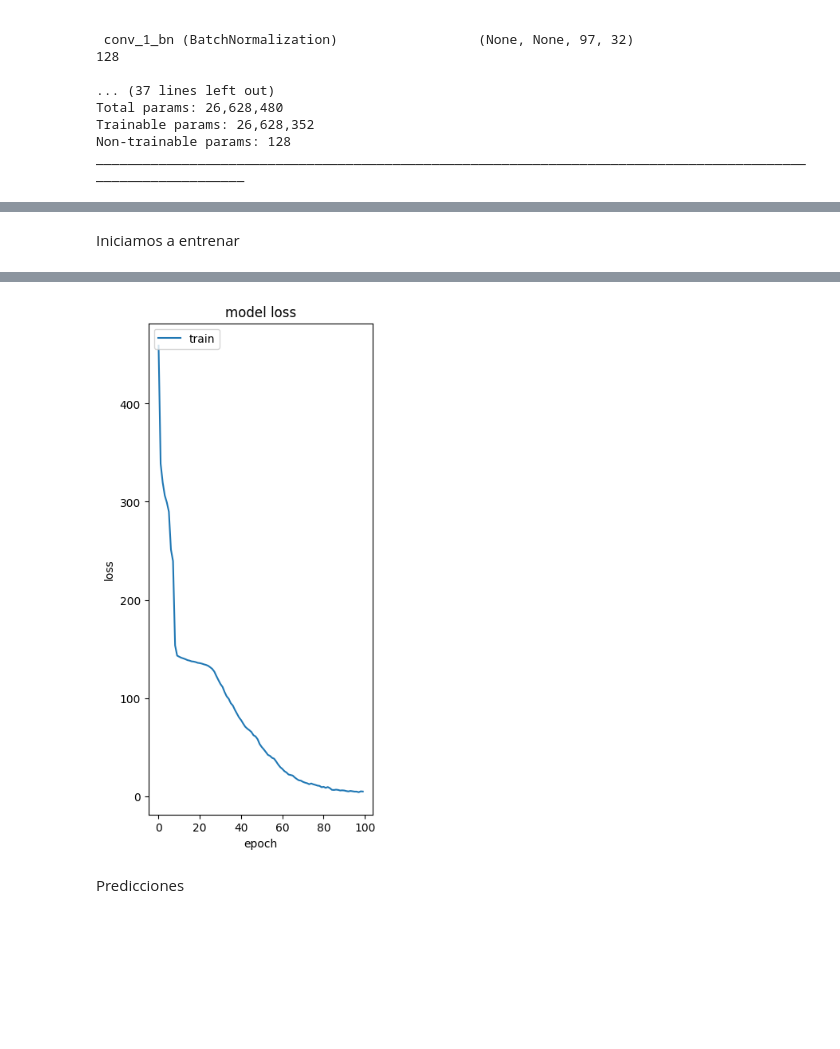
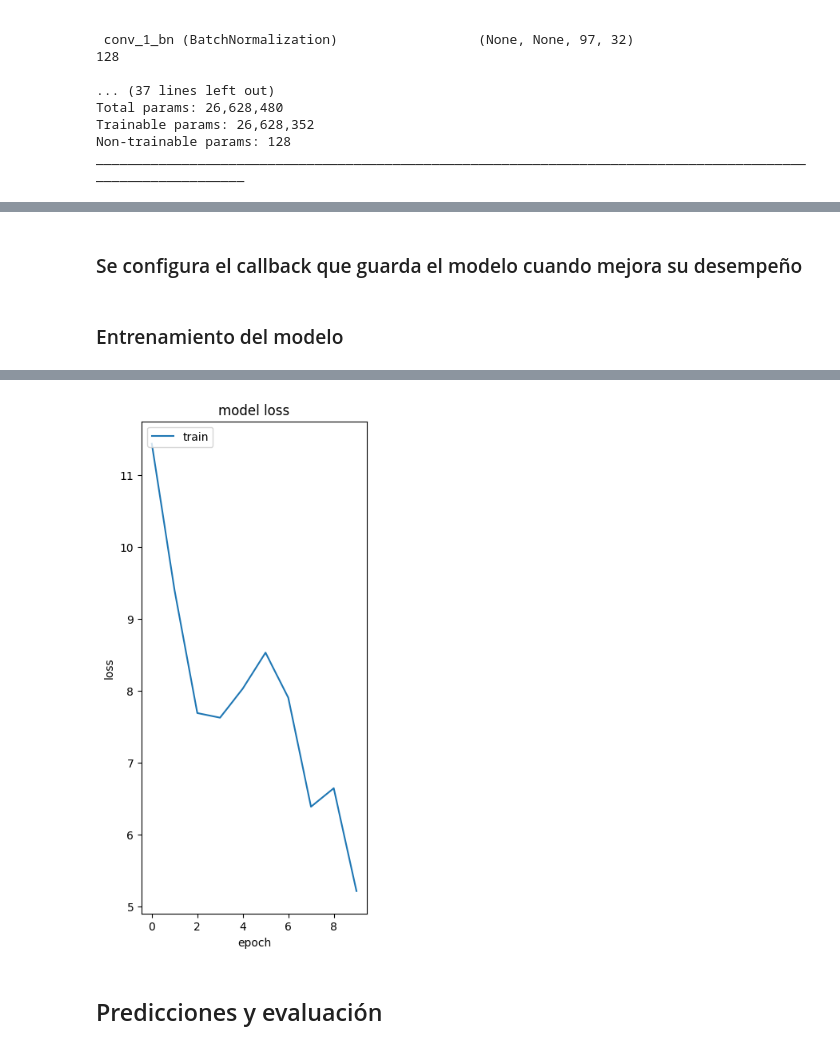
Before and after one commit to AndrikSJD/SpeechRecognitionCTC, a Jupyter notebook: speechRecognition.ipynb, the cells around one changed output, grey strips where cells are left out. Drawn from its saved outputs; the diff is of its cells as text; code cells hidden in the pictures; blank space fills up the shorter version.

```diff
--- a/speechRecognition.ipynb
+++ b/speechRecognition.ipynb
@@ -377,10 +386,10 @@ Entrenamiento y evaluacion
 # %%
-# A utility function to decode the output of the network
+# Una función de utilidad para decodificar la salida de la red
 def decode_batch_predictions(pred):
     input_len = np.ones(pred.shape[0]) * pred.shape[1]
-    # Use greedy search. For complex tasks, you can use beam search
+    # Utilizar búsqueda voraz. Para tareas complejas, se puede usar búsqueda con haz
     results = keras.backend.ctc_decode(pred, input_length=input_len, greedy=True)[0][0]
-    # Iterate over the results and get back the text
+    # Iterar sobre los resultados y obtener el texto
     output_text = []
     for result in results:
         result = tf.strings.reduce_join(num_to_char(result)).numpy().decode("utf-8")
@@ -388,9 +397,8 @@ def decode_batch_predictions(pred):
     return output_text
 
 
-# A callback class to output a few transcriptions during training
+# Una clase de callback para mostrar algunas transcripciones durante el entrenamiento
 class CallbackEval(keras.callbacks.Callback):
-    """Displays a batch of outputs after every epoch."""
 
     def __init__(self, dataset):
         super().__init__()
@@ -444,24 +461,29 @@ def plot_learning_curve(history):
+# %% [markdown]
+### Se configura el callback que guarda el modelo cuando mejora su desempeño
 # %%
-t= time.time()
-export= './speech_to_text.h5'
+
+t = time.time()
+export = './speech_to_text.h5'
 checkpoint_filepath = export
 
+# Se configura el callback para guardar el modelo en cada época si la pérdida es mínima
 model_checkpoint_callback = ModelCheckpoint(
-filepath=checkpoint_filepath,
-save_weights_only=False,
-monitor='loss',
-mode='min',
-save_best_only=True,
-verbose=1)
+    filepath=checkpoint_filepath,  # Ruta donde se guarda el modelo
+    save_weights_only=False,  # Se guarda el modelo completo, no solo los pesos
+    monitor='loss',  # Se monitoriza la pérdida
+    mode='min',  # Se busca minimizar la pérdida
+    save_best_only=True,  # Se guarda solo el mejor modelo en términos de pérdida
+    verbose=1  # Se muestra información detallada durante el proceso
+)
 # %% [markdown]
-Iniciamos a entrenar
+### Entrenamiento del modelo
 # %%
 #model=keras.models.load_model("./speech_to_text.h5", custom_objects={"CTCLoss": CTCLoss })
 opt = keras.optimizers.Adam(learning_rate=0.0001)#1e-4)
 model.compile(optimizer=opt, loss=CTCLoss)
 # %%
 # Define the number of epochs.
-epochs = 100
+epochs = 10
 # Callback function to check transcription on the val set.
 validation_callback = CallbackEval(validation_dataset)
 # Train the model
@@ -496,3 +518,3 @@ Epoch 100: loss did not improve from 3.97027
-[figure, old version]
+[figure, new version]
 # %% [markdown]
-Predicciones
+## Predicciones y evaluación
```
Also changed, not shown: parts of 40 cells of this notebook.
